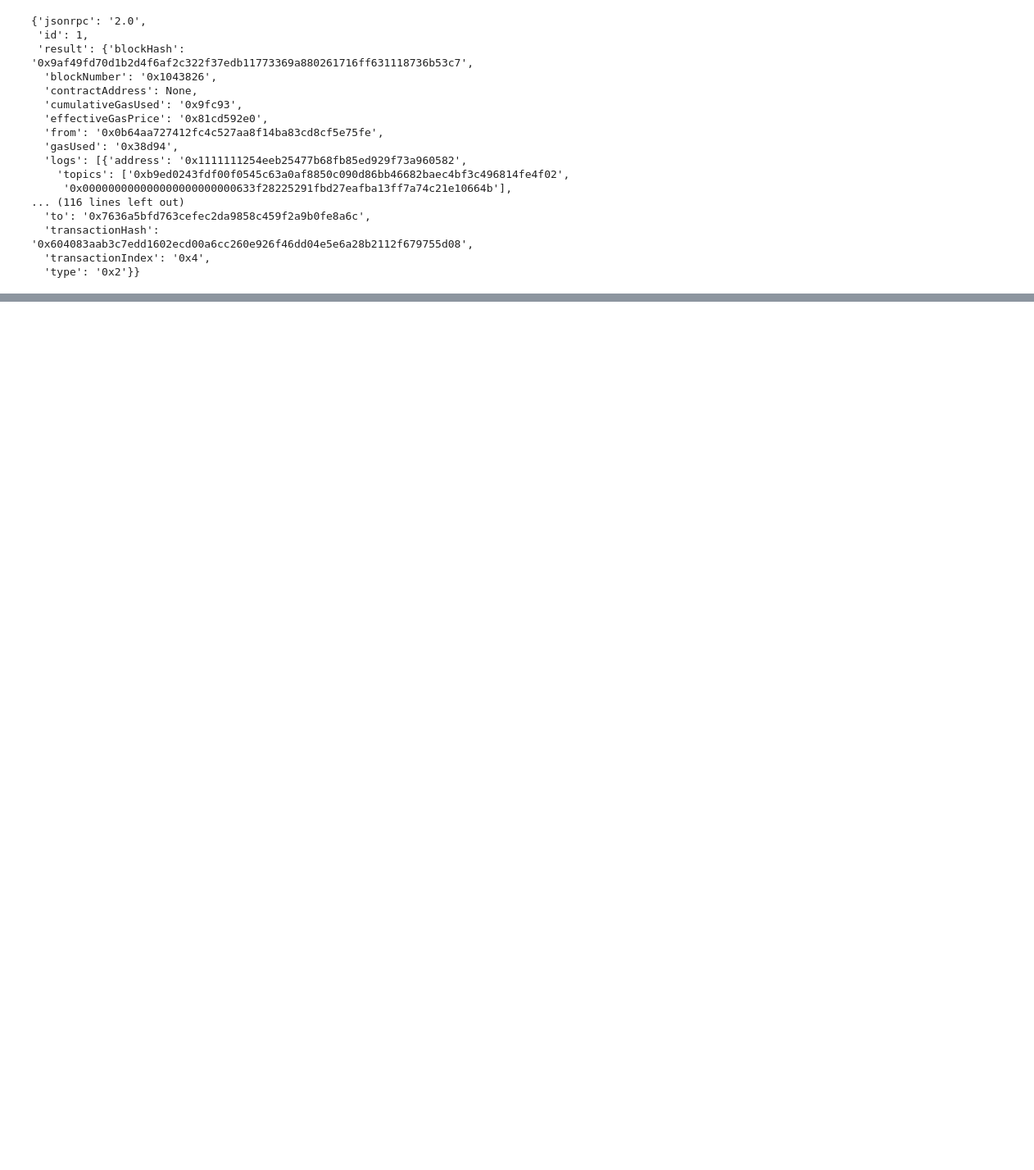
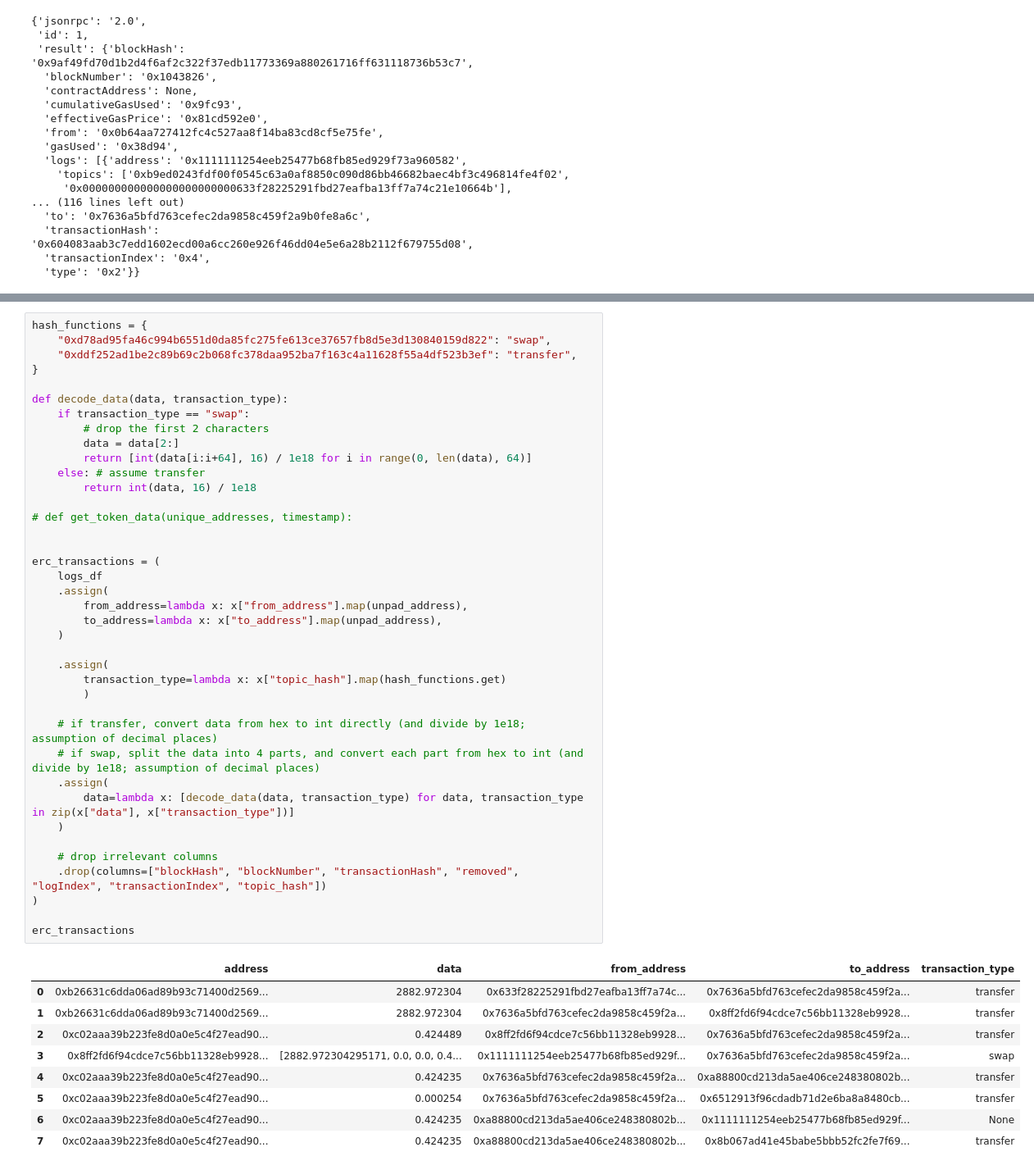
Before and after one commit to 0xEljh/1inch-fusion-dashboard, a Jupyter notebook: notebooks/ethscan.ipynb, the cells around one changed output, grey strips where cells are left out. Shown at 82% size. Cells and saved outputs as stored; diff of their text form; blank space fills up the shorter version.

```diff
--- a/notebooks/ethscan.ipynb
+++ b/notebooks/ethscan.ipynb
@@ -238,0 +223,49 @@ def unpad_address(address):
+# %%
+hash_functions = {
+    "0xd78ad95fa46c994b6551d0da85fc275fe613ce37657fb8d5e3d130840159d822": "swap",
+    "0xddf252ad1be2c89b69c2b068fc378daa952ba7f163c4a11628f55a4df523b3ef": "transfer",
+}
+
+def decode_data(data, transaction_type):
+    if transaction_type == "swap":
+        # drop the first 2 characters
+        data = data[2:]
+        return [int(data[i:i+64], 16) / 1e18 for i in range(0, len(data), 64)]
+    else: # assume transfer
+        return int(data, 16) / 1e18
+
+# def get_token_data(unique_addresses, timestamp):
+
+
+erc_transactions = (
+    logs_df
+    .assign(
+        from_address=lambda x: x["from_address"].map(unpad_address),
+        to_address=lambda x: x["to_address"].map(unpad_address),
+    )
+
+    .assign(
+        transaction_type=lambda x: x["topic_hash"].map(hash_functions.get)
+        )
+
+    # if transfer, convert data from hex to int directly (and divide by 1e18; assumption of decimal places)
+    # if swap, split the data into 4 parts, and convert each part from hex to int (and divide by 1e18; assumption of decimal places)
+    .assign(
+        data=lambda x: [decode_data(data, transaction_type) for data, transaction_type in zip(x["data"], x["transaction_type"])]
+    )
+
+    # drop irrelevant columns
+    .drop(columns=["blockHash", "blockNumber", "transactionHash", "removed", "logIndex", "transactionIndex", "topic_hash"])
+)
+
+erc_transactions
+# %% [output]
+|  | address | data | from_address | to_address | transaction_type |
+| 0 | 0xb26631c6dda06ad89b93c71400d2569... | 2882.972304 | 0x633f28225291fbd27eafba13ff7a74c... | 0x7636a5bfd763cefec2da9858c459f2a... | transfer |
+| 1 | 0xb26631c6dda06ad89b93c71400d2569... | 2882.972304 | 0x7636a5bfd763cefec2da9858c459f2a... | 0x8ff2fd6f94cdce7c56bb11328eb9928... | transfer |
+| 2 | 0xc02aaa39b223fe8d0a0e5c4f27ead90... | 0.424489 | 0x8ff2fd6f94cdce7c56bb11328eb9928... | 0x7636a5bfd763cefec2da9858c459f2a... | transfer |
+| 3 | 0x8ff2fd6f94cdce7c56bb11328eb9928... | [2882.972304295171, 0.0, 0.0, 0.4... | 0x1111111254eeb25477b68fb85ed929f... | 0x7636a5bfd763cefec2da9858c459f2a... | swap |
+| 4 | 0xc02aaa39b223fe8d0a0e5c4f27ead90... | 0.424235 | 0x7636a5bfd763cefec2da9858c459f2a... | 0xa88800cd213da5ae406ce248380802b... | transfer |
+| 5 | 0xc02aaa39b223fe8d0a0e5c4f27ead90... | 0.000254 | 0x7636a5bfd763cefec2da9858c459f2a... | 0x6512913f96cdadb71d2e6ba8a8480cb... | transfer |
+| 6 | 0xc02aaa39b223fe8d0a0e5c4f27ead90... | 0.424235 | 0xa88800cd213da5ae406ce248380802b... | 0x1111111254eeb25477b68fb85ed929f... | None |
+| 7 | 0xc02aaa39b223fe8d0a0e5c4f27ead90... | 0.424235 | 0xa88800cd213da5ae406ce248380802b... | 0x8b067ad41e45babe5bbb52fc2fe7f69... | transfer |
```
Also changed, not shown: parts of 6 cells of this notebook, 2 other files.
